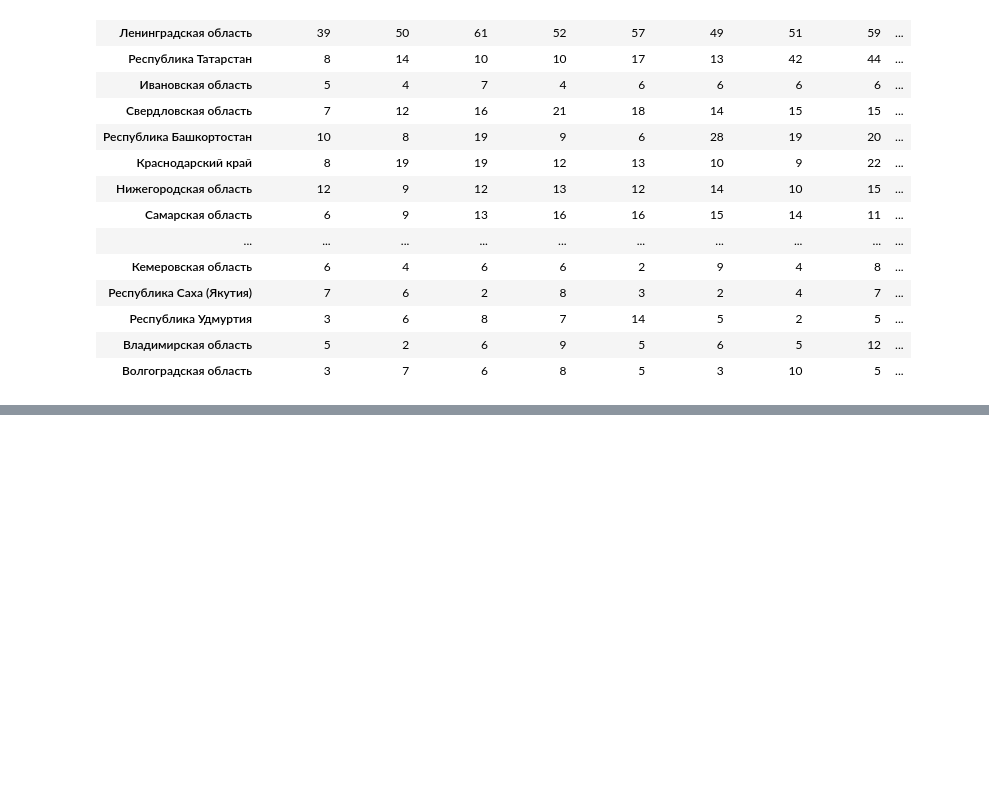
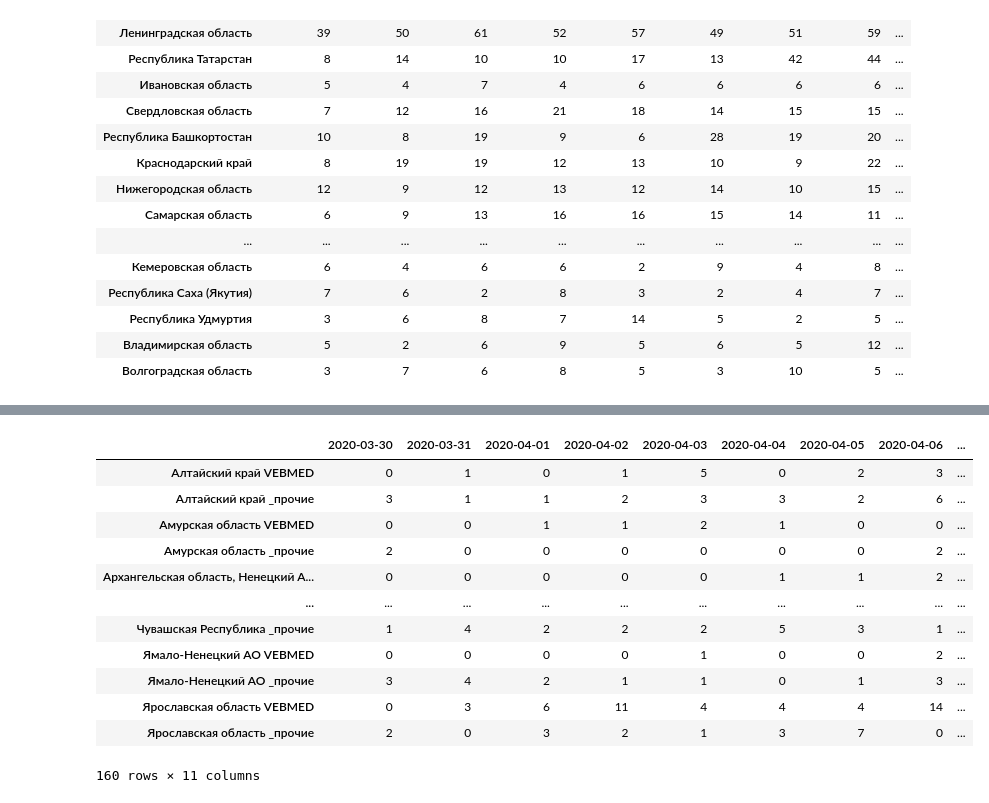
Before and after one commit to YAKOROLEVAZAMKA/test, a Jupyter notebook: app_regs.ipynb, the cells around one changed output, grey strips where cells are left out. Saved outputs shown, nothing was run; the diff lists cells and outputs as text; code cells hidden in the pictures; blank space fills up the shorter version.

Commit message:
Added 3rd report

```diff
--- a/app_regs.ipynb
+++ b/app_regs.ipynb
@@ -276,0 +285,33 @@ report2.to_csv('app_regions.csv')
+# %%
+for i in range(df.shape[0]):
+    if df['name'][i] == 'VEBMED':
+        #region_name = df[]
+        d3[df['region'][i] + ' VEBMED'] = d3.get(df['region'][i]  + ' VEBMED', [0 for date in dates])
+        d3[df['region'][i] + ' VEBMED'][dates.index(df['date'][i])] += 1
+    #d2[df['region'][i]][0] += 1
+
+    if df['name'][i] != 'VEBMED':
+        d3[df['region'][i] + ' _прочие'] = d3.get(df['region'][i] + ' _прочие', [0 for date in dates])
+        d3[df['region'][i] + ' _прочие'][dates.index(df['date'][i])] += 1
+# %%
+report3 = pd.DataFrame.from_dict(d3, orient='index').sort_index()
+# %%
+report3.columns = dates
+# %%
+report3['total'] = report3.sum(axis=1)
+# %%
+report3
+# %% [output]
+|  | 2020-03-30 | 2020-03-31 | 2020-04-01 | 2020-04-02 | 2020-04-03 | 2020-04-04 | 2020-04-05 | 2020-04-06 | ... |
+| Алтайский край VEBMED | 0 | 1 | 0 | 1 | 5 | 0 | 2 | 3 | ... |
+| Алтайский край _прочие | 3 | 1 | 1 | 2 | 3 | 3 | 2 | 6 | ... |
+| Амурская область VEBMED | 0 | 0 | 1 | 1 | 2 | 1 | 0 | 0 | ... |
+| Амурская область _прочие | 2 | 0 | 0 | 0 | 0 | 0 | 0 | 2 | ... |
+| Архангельская область, Ненецкий А... | 0 | 0 | 0 | 0 | 0 | 1 | 1 | 2 | ... |
+| ... | ... | ... | ... | ... | ... | ... | ... | ... | ... |
+| Чувашская Республика _прочие | 1 | 4 | 2 | 2 | 2 | 5 | 3 | 1 | ... |
+| Ямало-Ненецкий АО VEBMED | 0 | 0 | 0 | 0 | 1 | 0 | 0 | 2 | ... |
+| Ямало-Ненецкий АО _прочие | 3 | 4 | 2 | 1 | 1 | 0 | 1 | 3 | ... |
+| Ярославская область VEBMED | 0 | 3 | 6 | 11 | 4 | 4 | 4 | 14 | ... |
+| Ярославская область _прочие | 2 | 0 | 3 | 2 | 1 | 3 | 7 | 0 | ... |
+160 rows × 11 columns
```
Also changed, not shown: parts of 16 cells of this notebook.
